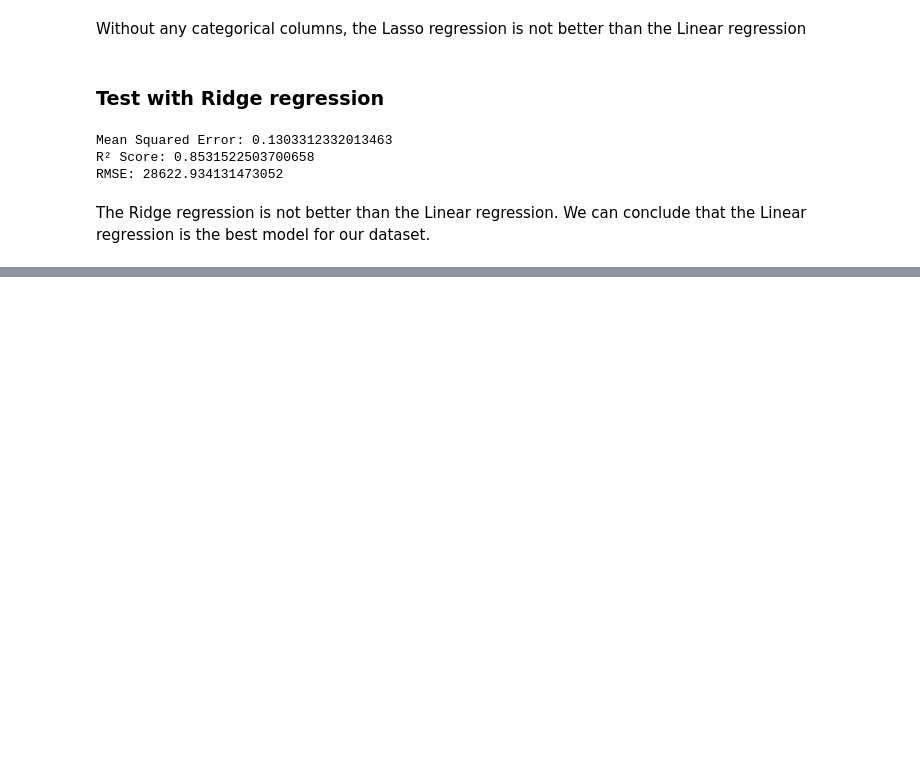
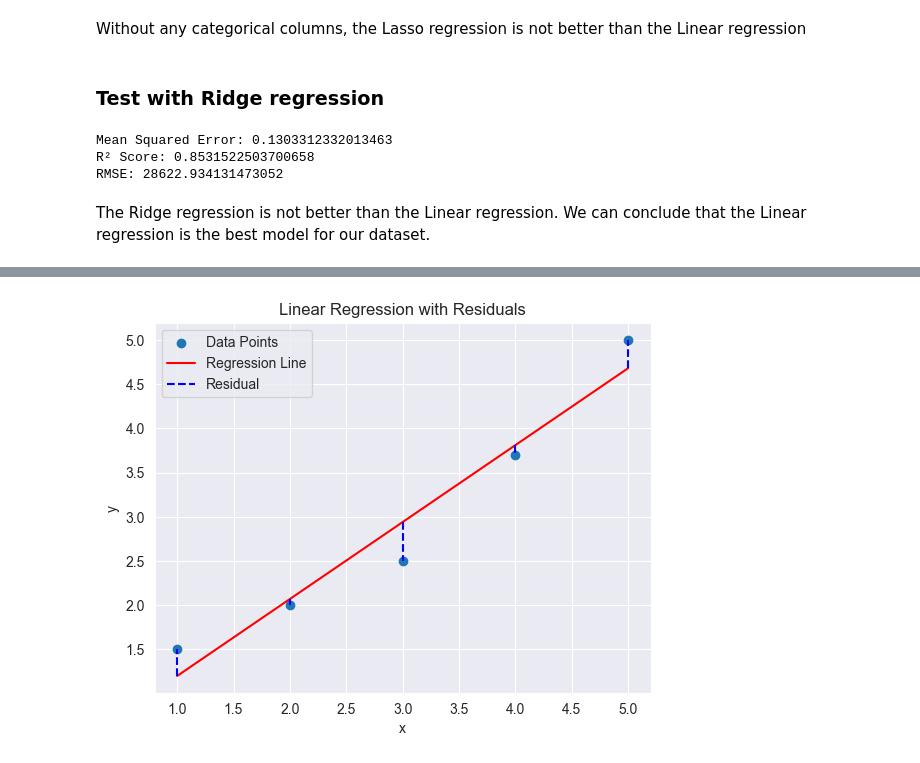
Before and after one commit to lombarma/HousePricePredicition, a Jupyter notebook: House_Price_Prediction_Exercises.ipynb, the cells around one changed output, grey strips where cells are left out. Cells and saved outputs as stored; diff of their text form; code cells hidden in the pictures; blank space fills up the shorter version.

```diff
--- a/House_Price_Prediction_Exercises.ipynb
+++ b/House_Price_Prediction_Exercises.ipynb
@@ -490,0 +570,30 @@ The Ridge regression is not better than the Linear regression. We can conclude t
+# %%
+import numpy as np
+import matplotlib.pyplot as plt
+from sklearn.linear_model import LinearRegression
+
+# Example data
+x = np.array([1, 2, 3, 4, 5]).reshape(-1, 1)
+y = np.array([1.5, 2.0, 2.5, 3.7, 5.0])
+
+# Linear regression
+model = LinearRegression().fit(x, y)
+y_pred = model.predict(x)
+
+# Residuals
+residuals = y - y_pred
+
+# Visualization
+plt.scatter(x, y, label="Data Points")
+plt.plot(x, y_pred, color="red", label="Regression Line")
+# Plot residuals
+for i in range(len(x)):
+    plt.vlines(x[i], y_pred[i], y[i], colors='blue', linestyles='dashed', label="Residual" if i == 0 else "")
+
+plt.xlabel("x")
+plt.ylabel("y")
+plt.title("Linear Regression with Residuals")
+plt.legend()
+plt.show()
+# %% [output]
+[figure, added]
```
Also changed, not shown: parts of 9 cells of this notebook, 6 other files.
